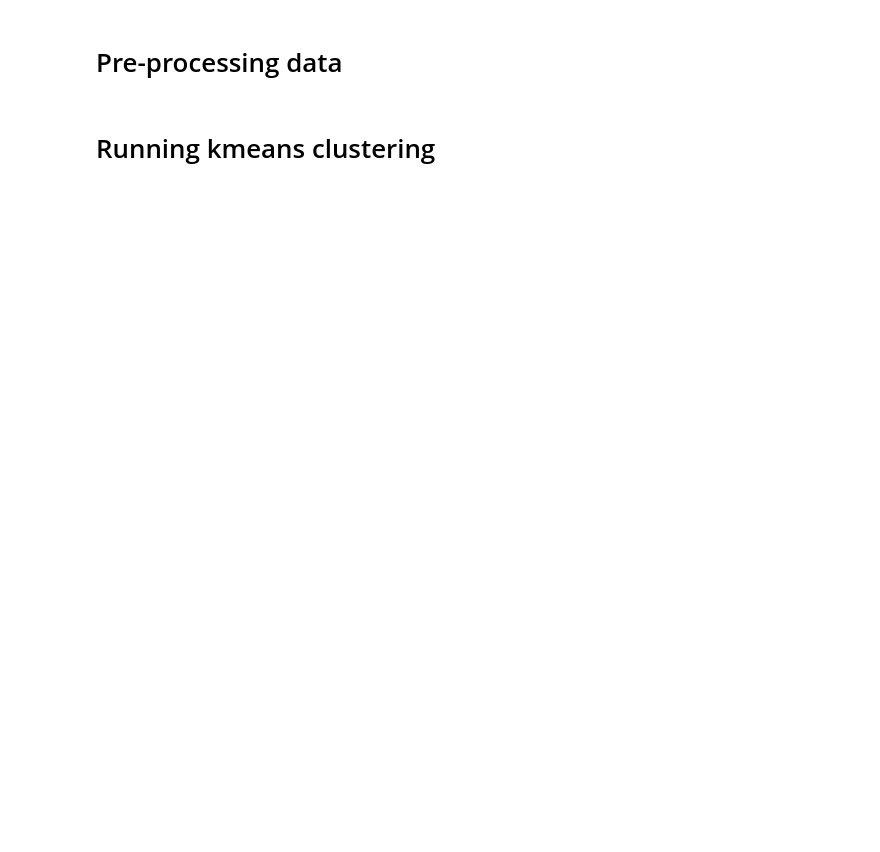
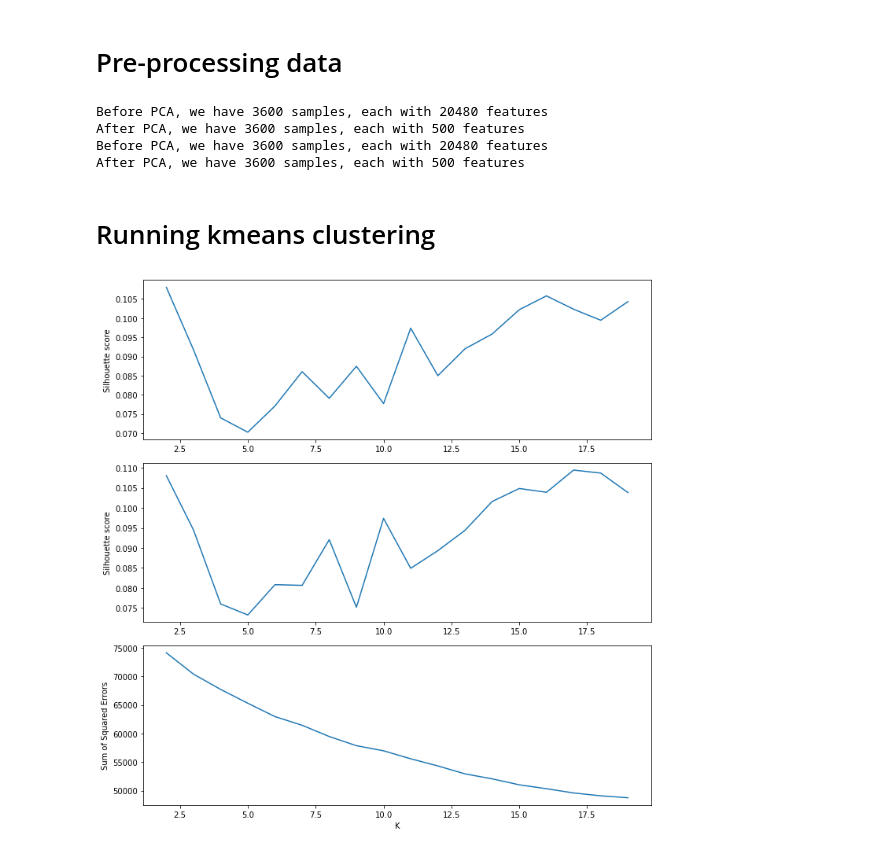
Before and after one commit to CS-433/ml-project-2-ml-plume-1, a Jupyter notebook: code/processing_clustering.ipynb, the cells around one changed output. Cells and saved outputs as stored; diff of their text form; code cells hidden in the pictures; blank space fills up the shorter version.

```diff
--- a/code/processing_clustering.ipynb
+++ b/code/processing_clustering.ipynb
@@ -25,2 +24,4 @@ FileNotFoundError: [Errno 2] No such file or directory: '/Users/paularescala/Doc
+# %%
+data = normalize_brightness(PATH_TO_DATA_GENERATED, method = 'adaptive_histogram_flattening')
 # %%
 data_edges_roberts, data_edges_sobel = edge_detection(data)
@@ -29,4 +28,8 @@ num_samples = data_edges_roberts.shape[0]
 # %%
-feature_matrix_roberts, imgs_reduced_roberts = apply_pca(data_edges_roberts, 500, plot_explained_variance = True)
-idxs = np.random.choice(np.arange(num_samples), 2)
-visualize_img_reduction(data_edges_roberts, imgs_reduced_roberts, idxs)
+feature_matrix_roberts, imgs_reduced_roberts = apply_pca(data_edges_roberts, 500, plot_explained_variance = False)
+feature_matrix_sobel, imgs_reduced_sobel = apply_pca(data_edges_sobel, 500, plot_explained_variance = False)
+# %% [output]
+Before PCA, we have 3600 samples, each with 20480 features
+After PCA, we have 3600 samples, each with 500 features
+Before PCA, we have 3600 samples, each with 20480 features
+After PCA, we have 3600 samples, each with 500 features
@@ -42,17 +41,25 @@ from sklearn.manifold import TSNE
 import pandas as pd
 # %%
 def kmeans_full_analysis(data, start, end):
-    silhouettes = []
+    silhouettes_kmeans = []
+    silhouettes_gmm = []
     # Try multiple k
+
     for k in range(start, end):
         # Cluster the data and assigne the labels
+        gmm = GaussianMixture(n_components=k)
+        gmm = gmm.fit(data)
         labels = KMeans(n_clusters=k, random_state=10).fit_predict(data)
+        GMM_labels = gmm.predict(data)
         # Get the Silhouette score
         score = silhouette_score(data, labels)
-        silhouettes.append({"k": k, "score": score})
+        silhouettes_kmeans.append({"k": k, "score": score})
+        score = silhouette_score(data, GMM_labels)
+        silhouettes_gmm.append({"k": k, "score": score})
 
     # Convert to dataframe
-    silhouettes = pd.DataFrame(silhouettes)
+    silhouettes_kmeans = pd.DataFrame(silhouettes_kmeans)
+    silhouettes_gmm = pd.DataFrame(silhouettes_gmm)
 
     sse = []
     for k in range(start, end):
@@ -62,17 +69,21 @@ def kmeans_full_analysis(data, start, end):
 
     sse = pd.DataFrame(sse)
 
-    fig, axs = plt.subplots(2, 1, figsize=(10,8))
+    fig, axs = plt.subplots(3, 1, figsize=(10,10))
     # Plot the data
-    axs[0].plot(silhouettes.k, silhouettes.score)
+    axs[0].plot(silhouettes_gmm.k, silhouettes_gmm.score)
     axs[0].set(ylabel="Silhouette score")
+    axs[1].plot(silhouettes_kmeans.k, silhouettes_kmeans.score)
+    axs[1].set(ylabel="Silhouette score")
 
     # Plot the data
-    axs[1].plot(sse.k, sse.sse)
+    axs[2].plot(sse.k, sse.sse)
     plt.xlabel("K")
-    axs[1].set(ylabel="Sum of Squared Errors")
+    axs[2].set(ylabel="Sum of Squared Errors")
     plt.tight_layout()
 # %%
-kmeans_full_analysis(feature_matrix_roberts, 2, 11)
+kmeans_full_analysis(feature_matrix_roberts, 2, 20)
+# %% [output]
+[figure, added]
 # %%
 kmeans_full_analysis(feature_matrix_sobel,2,20)
```
Also changed, not shown: parts of 14 cells of this notebook, 3 other files.
